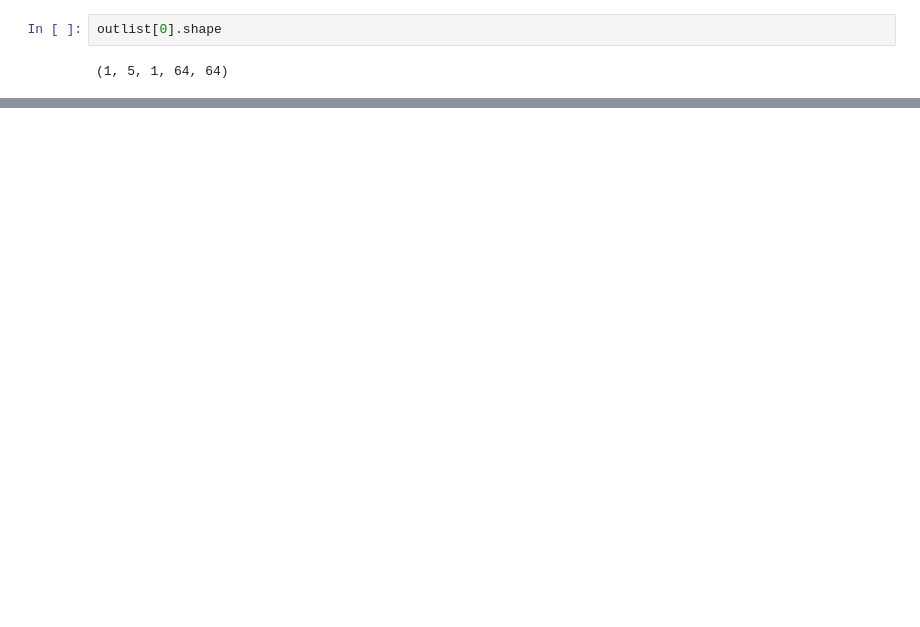
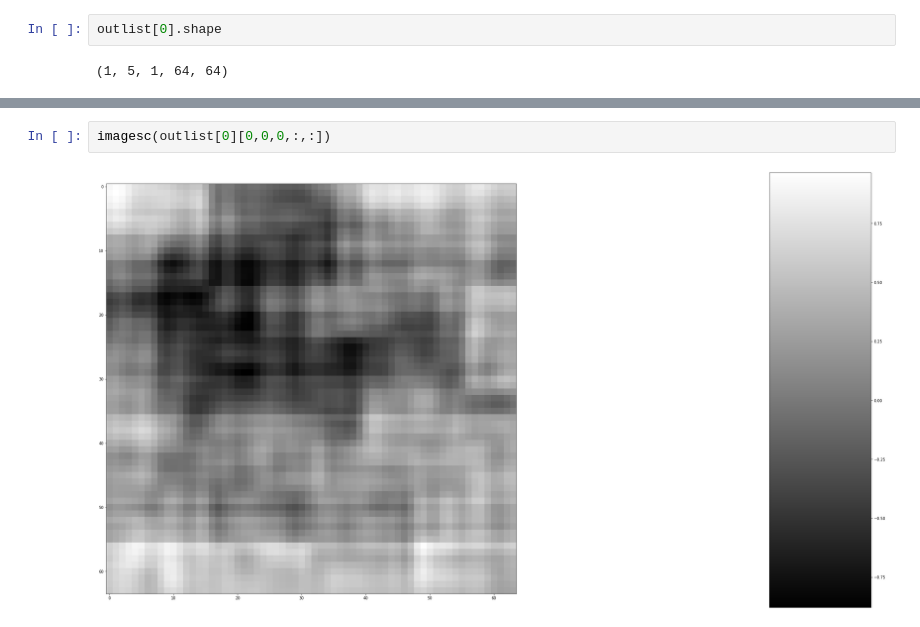
Before and after one commit to openspyrit/spyrit-examples, a Jupyter notebook: Debug_version_2/generalised_orthogonal_debug.ipynb, the cells around one changed output, grey strips where cells are left out. Drawn from its saved outputs; the diff is of its cells as text; blank space fills up the shorter version.

```diff
--- a/Debug_version_2/generalised_orthogonal_debug.ipynb
+++ b/Debug_version_2/generalised_orthogonal_debug.ipynb
@@ -258,0 +221,4 @@ imagesc(prevlist[0][0,0,0,:,:])
+# %%
+imagesc(outlist[0][0,0,0,:,:])
+# %% [output]
+[figure, added]
```
Also changed, not shown: parts of 10 cells of this notebook.
